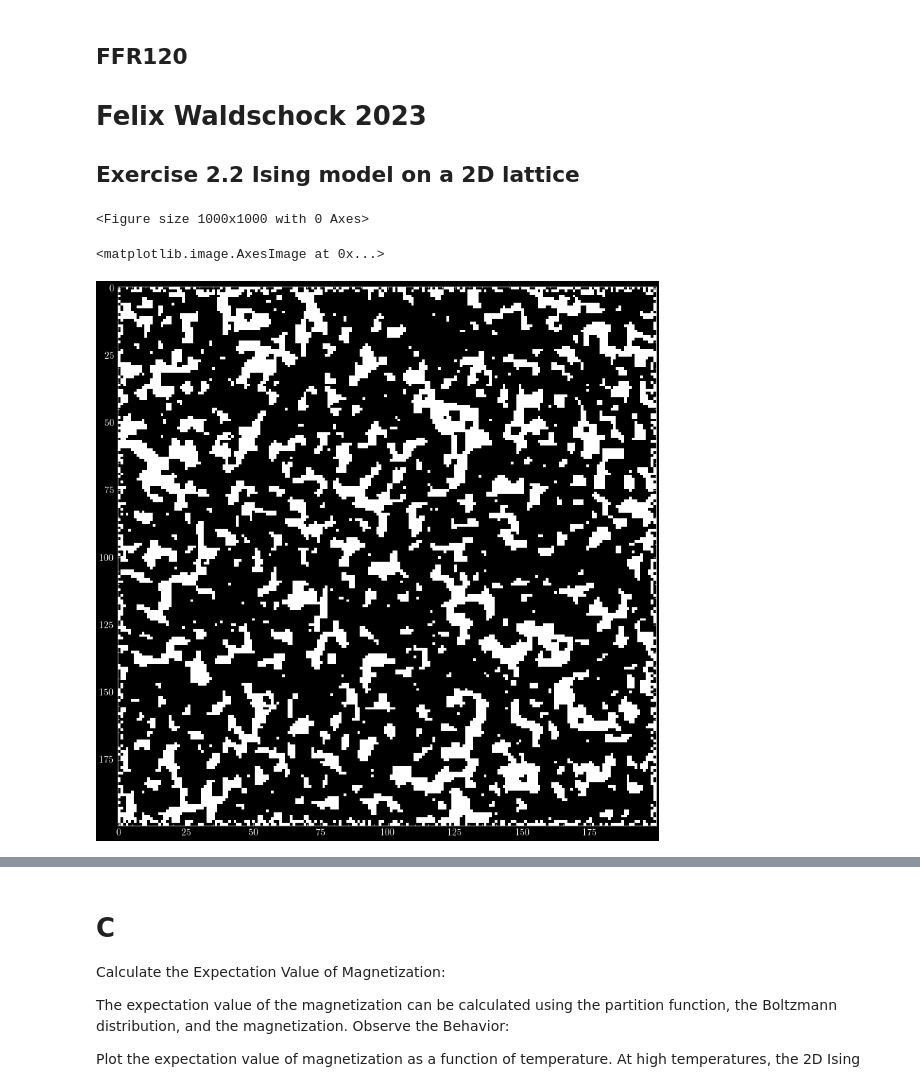
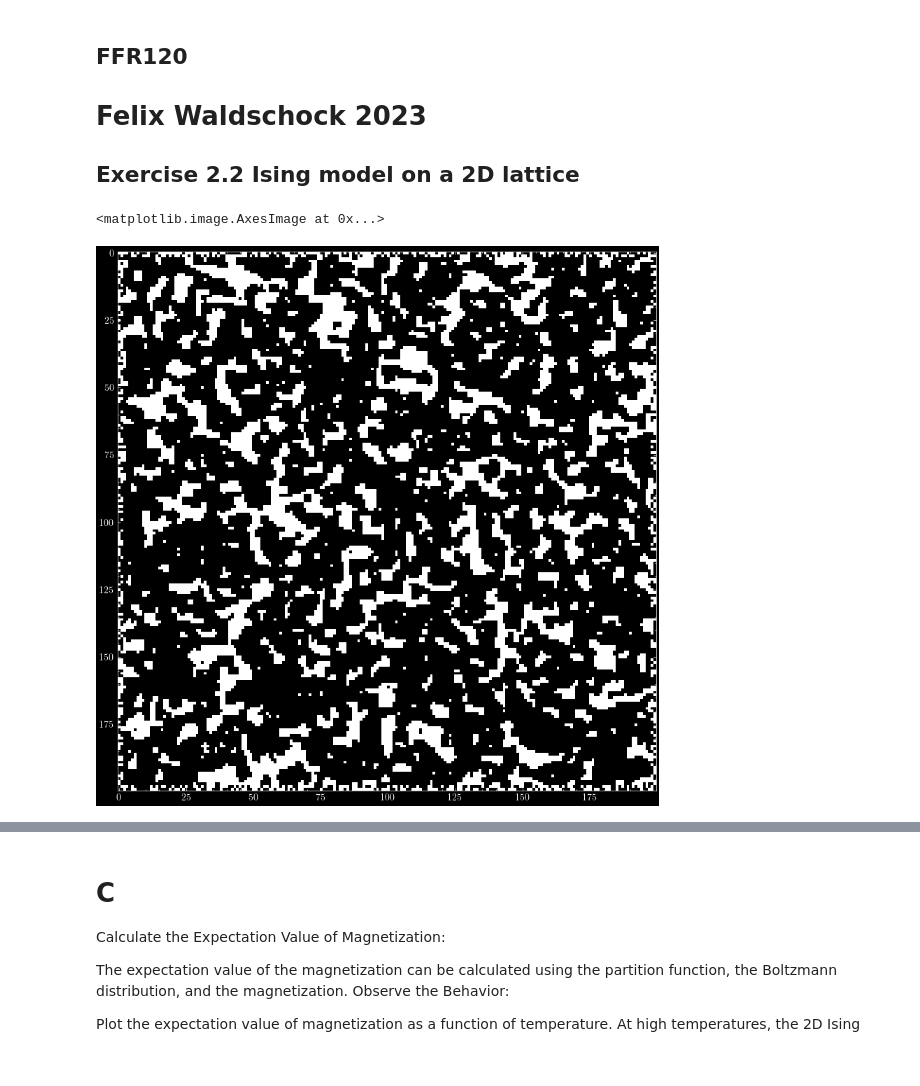
Before and after one commit to FelixWaldschock/Chalmers_FFR120_Simulation_Of_Complex_System, a Jupyter notebook: HW_01/Exercise_2-2/Exercise_2-2.ipynb, the cells around one changed output, grey strips where cells are left out. Cells and saved outputs as stored; diff of their text form; code cells hidden in the pictures.

```diff
--- a/HW_01/Exercise_2-2/Exercise_2-2.ipynb
+++ b/HW_01/Exercise_2-2/Exercise_2-2.ipynb
@@ -80,18 +74,15 @@ def update(grid, percetance):
 updatedGrid = grid
 for i in range(10000):
     updatedGrid = update(updatedGrid, 10)
-
-updatedGrid = grid
 # %%
-plt.figure(figsize=(10, 10))
+#plt.figure(figsize=(10, 10))
 #plt.imshow(init_grid, cmap=cmapStyle)
 plt.show()
 plt.figure(figsize=(10, 10))
 plt.imshow(updatedGrid, cmap=cmapStyle)
 # %% [output]
-<Figure size 1000x1000 with 0 Axes>
+<matplotlib.image.AxesImage at 0x...>
-<matplotlib.image.AxesImage at 0x...>
-[figure, old version]
+[figure, new version]
 # %%
 def updateGridEpochs(grid, epochs, percentage):
     storeEpochs = []
```
Also changed, not shown: parts of 8 cells of this notebook, 5 other files.
